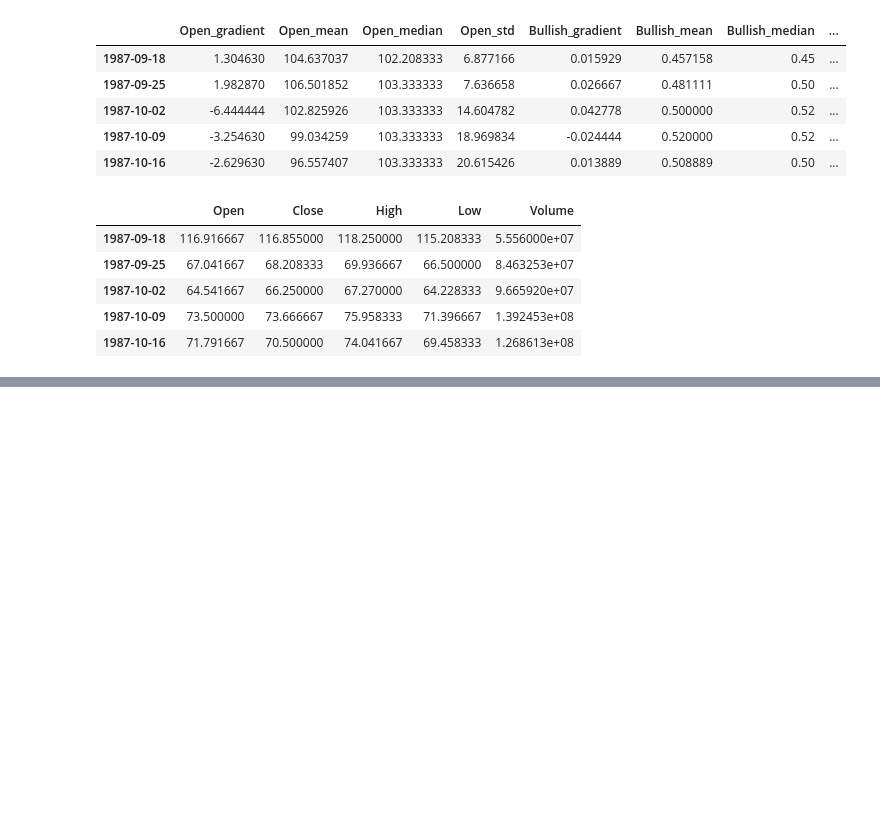
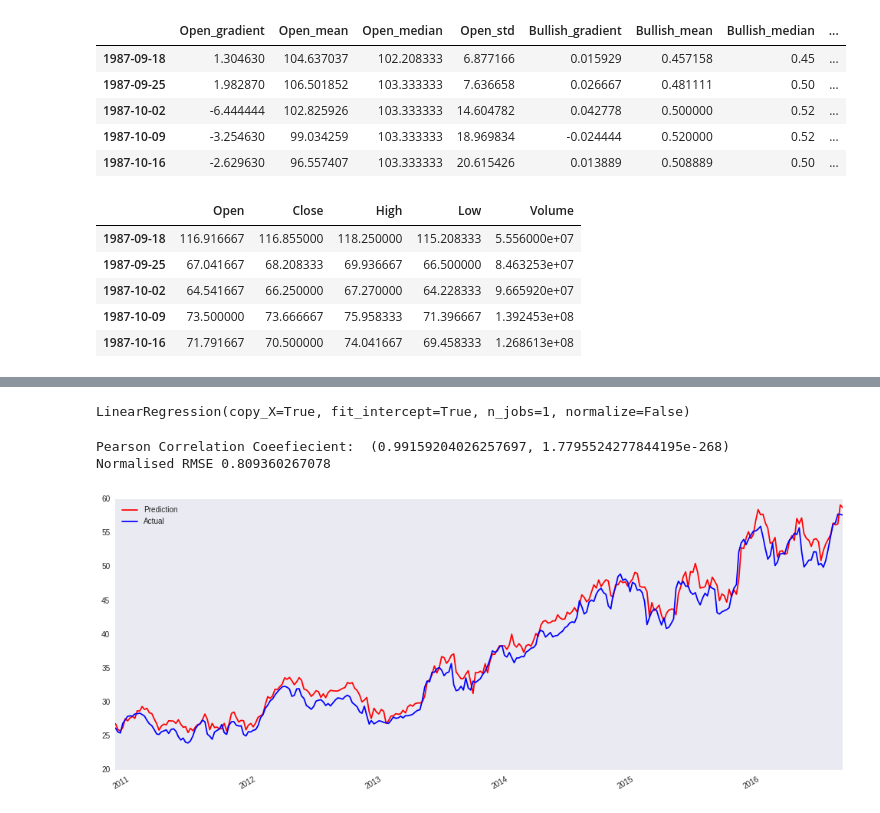
Before and after one commit to chuanfuyap/Stock_Data_Modelling-DataScienceProject-, a Jupyter notebook: Capstone_Project/Final Report.ipynb, the cells around one changed output, grey strips where cells are left out. Saved outputs shown, nothing was run; the diff lists cells and outputs as text; code cells hidden in the pictures; blank space fills up the shorter version.

```diff
--- a/Capstone_Project/Final Report.ipynb
+++ b/Capstone_Project/Final Report.ipynb
@@ -542,0 +559,4 @@ testOutputCls = UpDownCls[(-(int)(len(newfeatures)*0.2)):]
+# %%
+frames = [statsOpen, statsBullish, statsNeutral, statsBearish, statsVolume]
+newfeatures2= pd.concat(frames, axis=1)
+newfeatures2.head()
@@ -542,0 +570,18 @@ testOutputCls = UpDownCls[(-(int)(len(newfeatures)*0.2)):]
+# %%
+trainData2 = newfeatures2[:(int)(len(newfeatures2)*0.8)]
+testData2 = newfeatures2[(-(int)(len(newfeatures2)*0.2)):]
+trainOutput2 = expected.Open[:(int)(len(newfeatures2)*0.8)]
+testOutput2 = expected.Open[(-(int)(len(newfeatures2)*0.2)):]
+# %%
+regressionmodel2 =lr()
+regressionmodel2.fit(trainData2, trainOutput2)
+# %% [output]
+LinearRegression(copy_X=True, fit_intercept=True, n_jobs=1, normalize=False)
+# %%
+regressionResult2 = regressionmodel2.predict(testData2)
+regressionResult2 = pd.Series(regressionResult2, testOutput2.index)
+evaluateModel(regressionResult2,testOutput2)
+# %% [output]
+Pearson Correlation Coeefiecient:  (0.99159204026257697, 1.7795524277844195e-268)
+Normalised RMSE 0.809360267078
+[figure, added]
```
Also changed, not shown: parts of 31 cells of this notebook.
